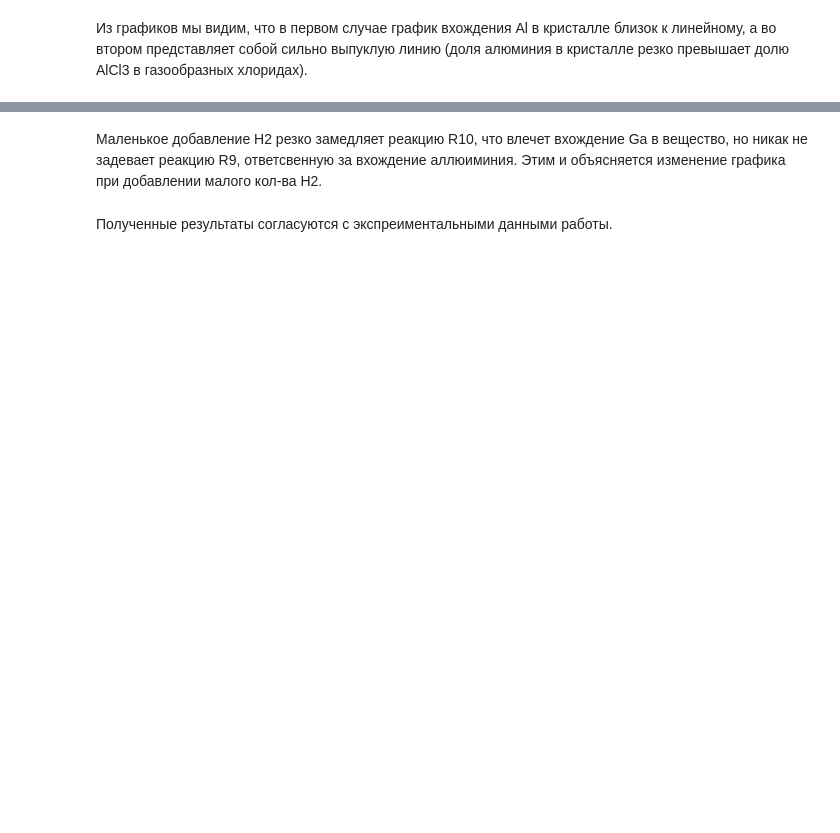
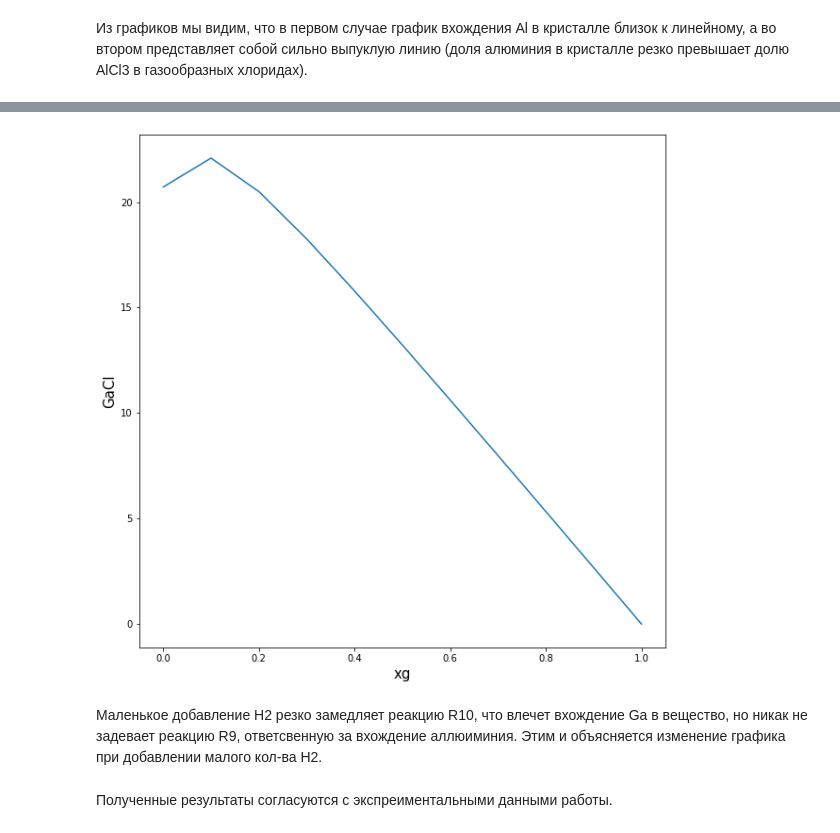
Before and after one commit to maxLundin/computational_methods, a Jupyter notebook: course_work/Task3.ipynb, the cells around one changed output, grey strips where cells are left out. Cells and saved outputs as stored; diff of their text form; code cells hidden in the pictures; blank space fills up the shorter version.

```diff
--- a/course_work/Task3.ipynb
+++ b/course_work/Task3.ipynb
@@ -117,3 +137,7 @@ drawDiagram(XGs, Xs2)
+# %%
+drawDiagram(XGs, Xs2, 2)
+# %% [output]
+[figure, added]
 # %% [markdown]
 Маленькое добавление H2 резко замедляет реакцию R10, что влечет вхождение Ga в вещество, но никак не задевает реакцию R9, ответсвенную за вхождение аллюиминия. Этим и объясняется изменение графика при добавлении малого кол-ва H2.
 # %% [markdown]
```
Also changed, not shown: parts of 8 cells of this notebook.
